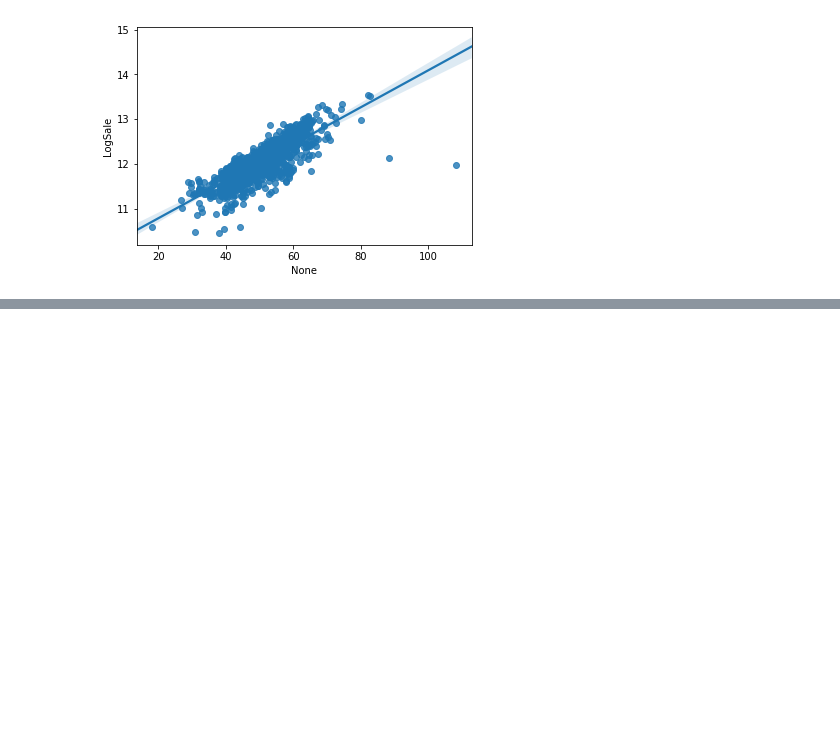
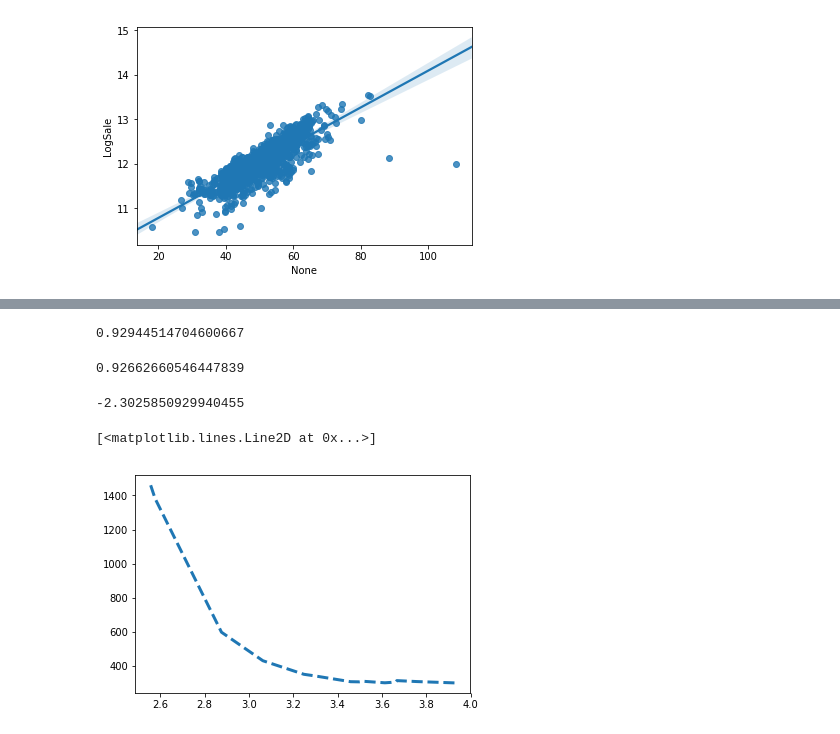
Before and after one commit to deanjgoldman/housing-ml, a Jupyter notebook: MC_Cleaning.ipynb, the cells around one changed output, grey strips where cells are left out. Cells and saved outputs as stored; diff of their text form; code cells hidden in the pictures; blank space fills up the shorter version.

```diff
--- a/MC_Cleaning.ipynb
+++ b/MC_Cleaning.ipynb
@@ -955,0 +1103,11 @@ newDF.drop
+# %%
+ECV = ElasticNetCV(cv = 5)
+ECV.fit(newDF_norm, y_norm)
+ECV.score(newDF_norm,y_norm)
+# %% [output]
+0.92944514704600667
+# %%
+LCV = LassoCV(cv = 10).fit(newDF_norm, y_norm)
+LCV.score(newDF_norm, y_norm)
+# %% [output]
+0.92662660546447839
@@ -955,0 +1116,19 @@ newDF.drop
+# %%
+math.log(.1)
+# %% [output]
+-2.3025850929940455
+# %%
+from sklearn.linear_model import LassoLarsIC
+
+model_bic = LassoLarsIC(criterion = 'bic')
+model_bic.fit(newDF_norm[FeatCut], y_norm)
+alphas = model_bic.alphas_
+criterion_ = model_bic.criterion_
+
+model_aic = LassoLarsIC(criterion = 'aic')
+# %%
+ plt.plot(-np.log10(alphas), criterion_, '--',
+             linewidth=3)
+# %% [output]
+[<matplotlib.lines.Line2D at 0x...>]
+[figure, added]
```
Also changed, not shown: parts of 77 cells of this notebook.
